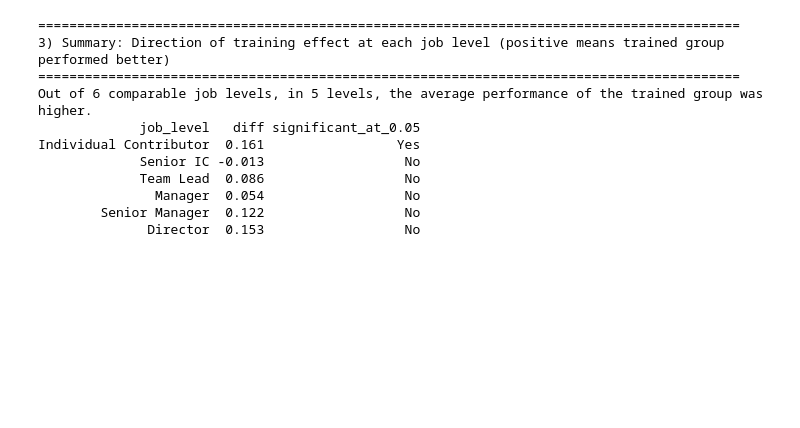
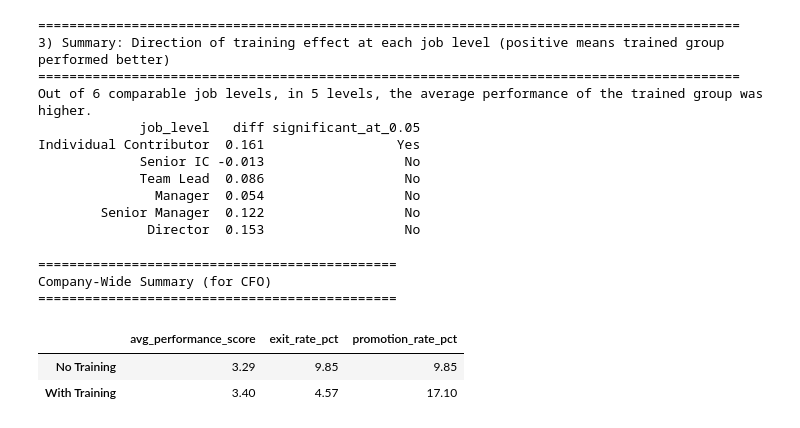
Before and after one commit to Sara-xv/Meridian-Group, a Jupyter notebook: EDA.ipynb, the cells around one changed output. Cells and saved outputs as stored; diff of their text form; code cells hidden in the pictures; blank space fills up the shorter version.

```diff
--- a/EDA.ipynb
+++ b/EDA.ipynb
@@ -331,0 +332,25 @@ Individual Contributor  0.161                 Yes
+# %%
+print("=" * 46)
+print("Company-Wide Summary (for CFO)")
+print("=" * 46)
+
+overall_perf = data.groupby("has_training")["avg_performance_score"].mean()
+overall_exit = data.groupby("has_training")["has_exited"].mean() * 100
+overall_promo = data.groupby("has_training")["was_promoted"].mean() * 100 if "was_promoted" in data.columns else None
+
+summary_overall = pd.DataFrame({
+    "avg_performance_score": overall_perf.round(3),
+    "exit_rate_pct": overall_exit.round(2),
+})
+if overall_promo is not None:
+    summary_overall["promotion_rate_pct"] = overall_promo.round(2)
+
+summary_overall.index = ["No Training", "With Training"]
+summary_overall
+# %% [output]
+==============================================
+Company-Wide Summary (for CFO)
+==============================================
+|  | avg_performance_score | exit_rate_pct | promotion_rate_pct |
+| No Training | 3.29 | 9.85 | 9.85 |
+| With Training | 3.40 | 4.57 | 17.10 |
```
Also changed, not shown: parts of 7 cells of this notebook, 2 other files.
